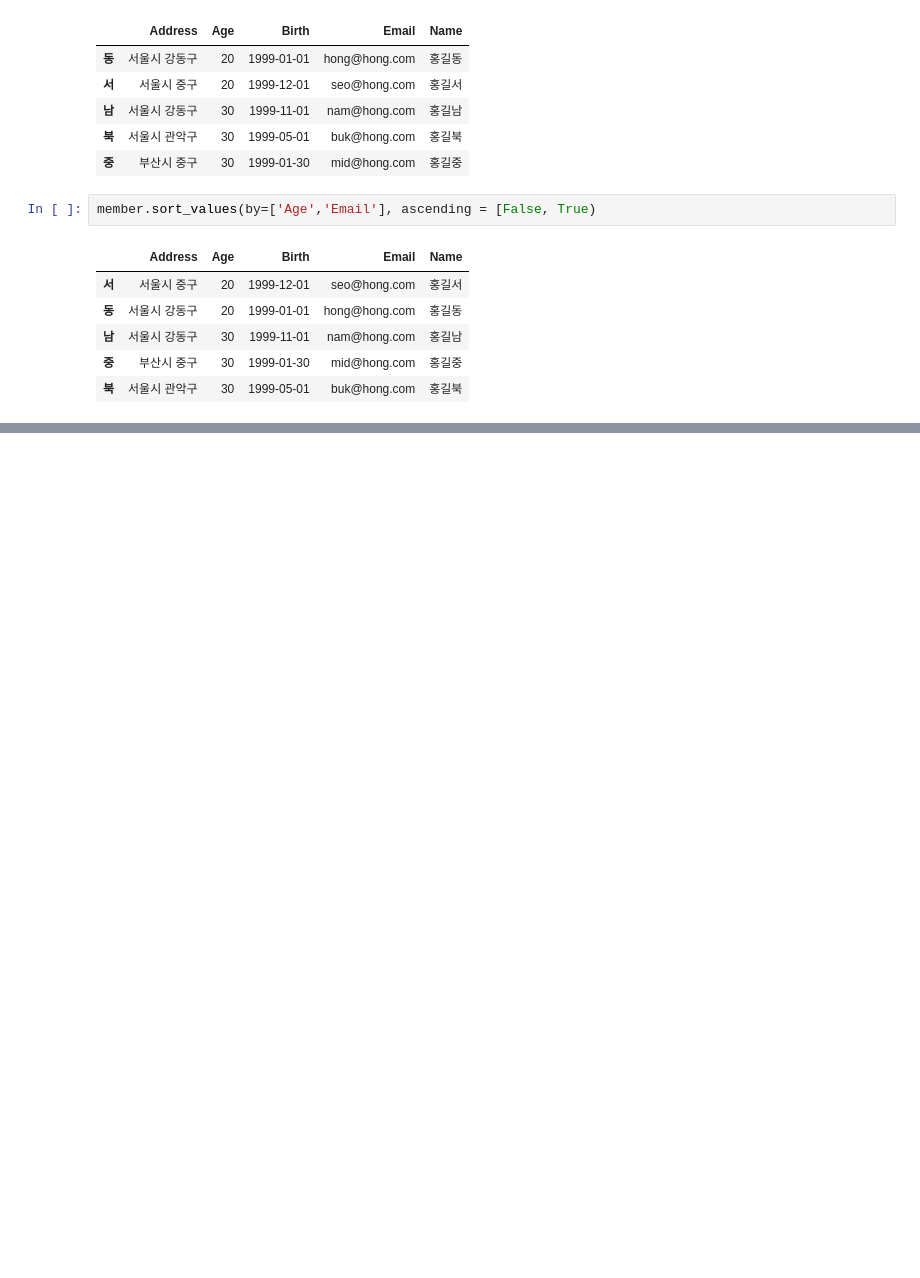
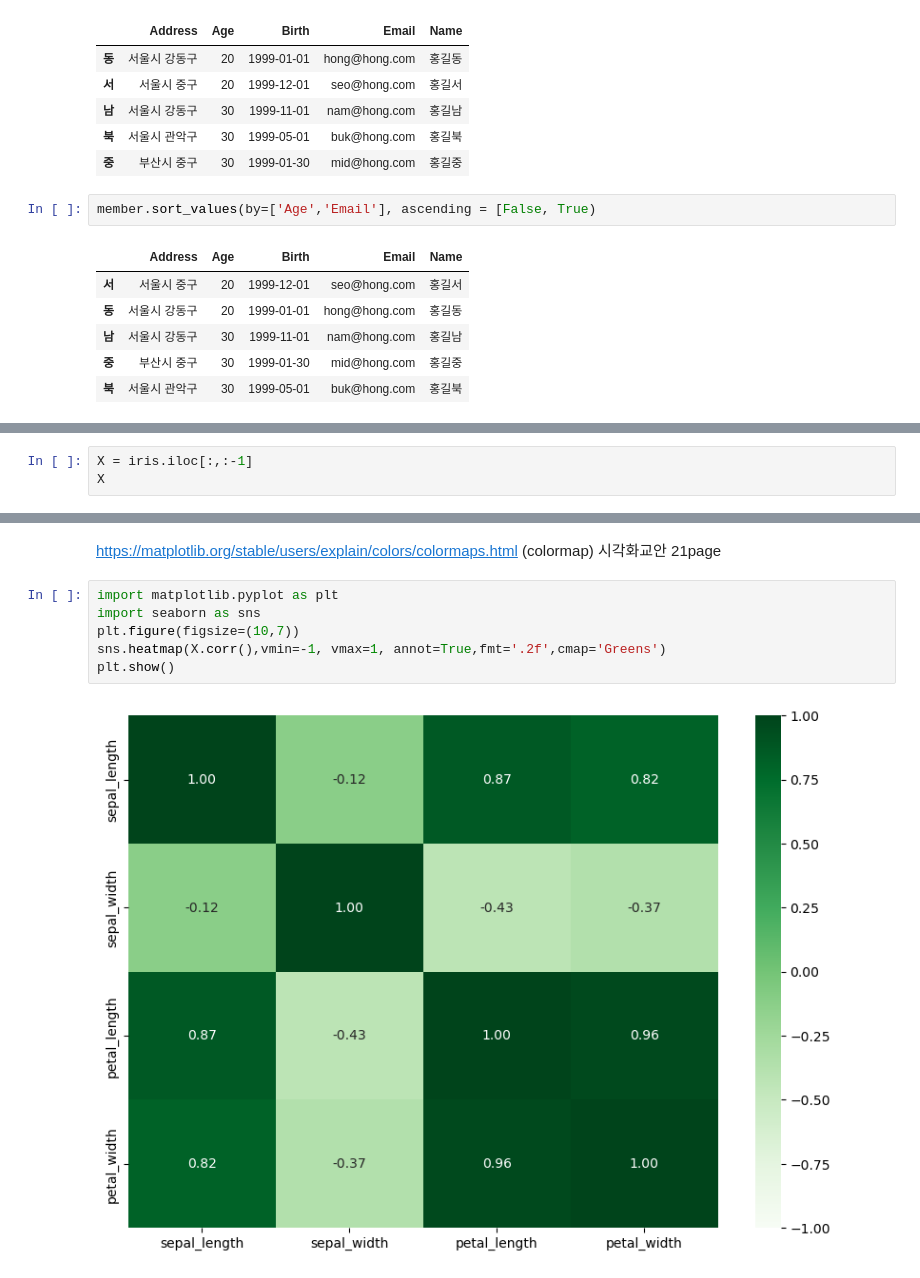
Before and after one commit to Jayk1220/ai, a Jupyter notebook: source/01_python/ch11. 데이터프레임과 시리즈 (Pandas) 1-8.ipynb, the cells around one changed output, grey strips where cells are left out. Saved outputs shown, nothing was run; the diff lists cells and outputs as text; blank space fills up the shorter version.

```diff
--- a/source/01_python/ch11. 데이터프레임과 시리즈 (Pandas) 1-8.ipynb
+++ b/source/01_python/ch11. 데이터프레임과 시리즈 (Pandas) 1-8.ipynb
@@ -1841,0 +1915,3 @@ member.sort_values(by=['Age','Email'], ascending = [False, True)
+# %%
+X = iris.iloc[:,:-1]
+X
@@ -1841,0 +2172,10 @@ member.sort_values(by=['Age','Email'], ascending = [False, True)
+# %% [markdown]
+https://matplotlib.org/stable/users/explain/colors/colormaps.html (colormap) 시각화교안 21page
+# %%
+import matplotlib.pyplot as plt
+import seaborn as sns
+plt.figure(figsize=(10,7))
+sns.heatmap(X.corr(),vmin=-1, vmax=1, annot=True,fmt='.2f',cmap='Greens')
+plt.show()
+# %% [output]
+[figure, added]
```
Also changed, not shown: parts of 31 cells of this notebook, 1 other file.
